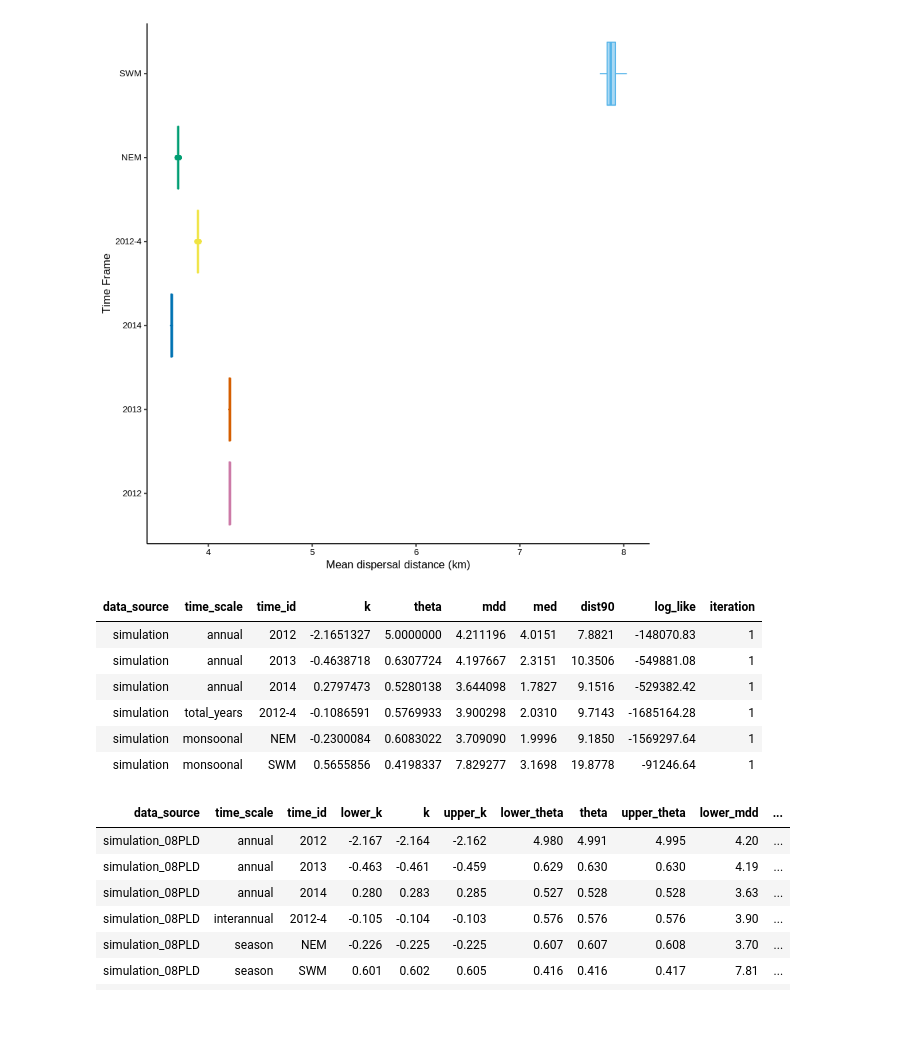
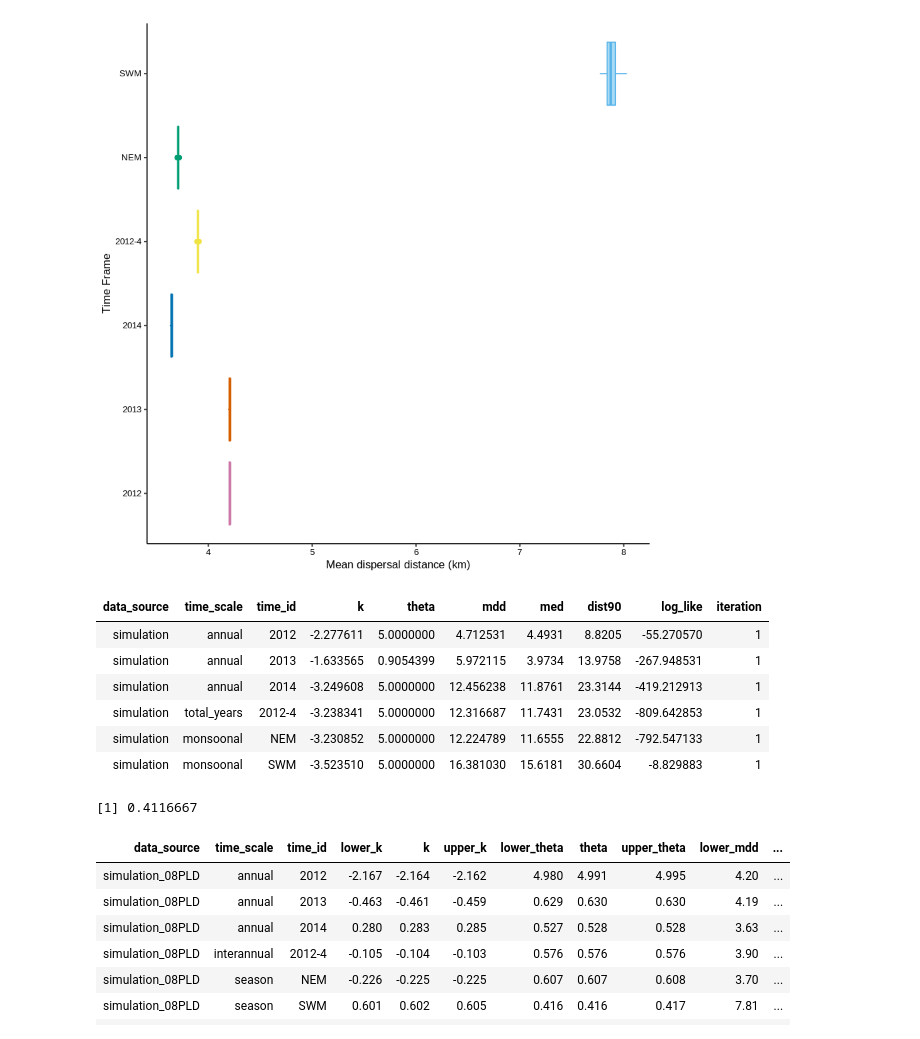
Before and after one commit to pinskylab/CamotesROMS, a Jupyter notebook: notebooks/process_ROMS_kernels.ipynb, the cells around one changed output. Saved outputs shown, nothing was run; the diff lists cells and outputs as text; code cells hidden in the pictures.

```diff
--- a/notebooks/process_ROMS_kernels.ipynb
+++ b/notebooks/process_ROMS_kernels.ipynb
@@ -516,17 +516,21 @@ Saving 6.67 x 6.67 in image
 [figure]
 # %%
 #read in the bootstrapped biophysical likelihood results to plot distributions of loglike
-BootKernels <- fread("~/oceanography/script_output/KernelFits/summary_tables/BootstrappedBiophysicalKernels08DayPLD.csv")
+BootKernels <- fread("~/oceanography/script_output/KernelFits/summary_tables/BootstrappedBiophysicalKernels08DayPLDSubSampleSim.csv")
 #head(BootLike)
 head(BootKernels)
 # %% [output]
 | data_source | time_scale | time_id | k | theta | mdd | med | dist90 | log_like | iteration |
-| simulation | annual | 2012 | -2.1651327 | 5.0000000 | 4.211196 | 4.0151 | 7.8821 | -148070.83 | 1 |
-| simulation | annual | 2013 | -0.4638718 | 0.6307724 | 4.197667 | 2.3151 | 10.3506 | -549881.08 | 1 |
-| simulation | annual | 2014 | 0.2797473 | 0.5280138 | 3.644098 | 1.7827 | 9.1516 | -529382.42 | 1 |
-| simulation | total_years | 2012-4 | -0.1086591 | 0.5769933 | 3.900298 | 2.0310 | 9.7143 | -1685164.28 | 1 |
-| simulation | monsoonal | NEM | -0.2300084 | 0.6083022 | 3.709090 | 1.9996 | 9.1850 | -1569297.64 | 1 |
-| simulation | monsoonal | SWM | 0.5655856 | 0.4198337 | 7.829277 | 3.1698 | 19.8778 | -91246.64 | 1 |
+| simulation | annual | 2012 | -2.277611 | 5.0000000 | 4.712531 | 4.4931 | 8.8205 | -55.270570 | 1 |
+| simulation | annual | 2013 | -1.633565 | 0.9054399 | 5.972115 | 3.9734 | 13.9758 | -267.948531 | 1 |
+| simulation | annual | 2014 | -3.249608 | 5.0000000 | 12.456238 | 11.8761 | 23.3144 | -419.212913 | 1 |
+| simulation | total_years | 2012-4 | -3.238341 | 5.0000000 | 12.316687 | 11.7431 | 23.0532 | -809.642853 | 1 |
+| simulation | monsoonal | NEM | -3.230852 | 5.0000000 | 12.224789 | 11.6555 | 22.8812 | -792.547133 | 1 |
+| simulation | monsoonal | SWM | -3.523510 | 5.0000000 | 16.381030 | 15.6181 | 30.6604 | -8.829883 | 1 |
+# %%
+nrow(BootKernels[theta==5])/nrow(BootKernels)
+# %% [output]
+[1] 0.4116667
 # %%
 KernelFittingSummary
 # %% [output]
```
Also changed, not shown: parts of 8 cells of this notebook, 4 other files.
